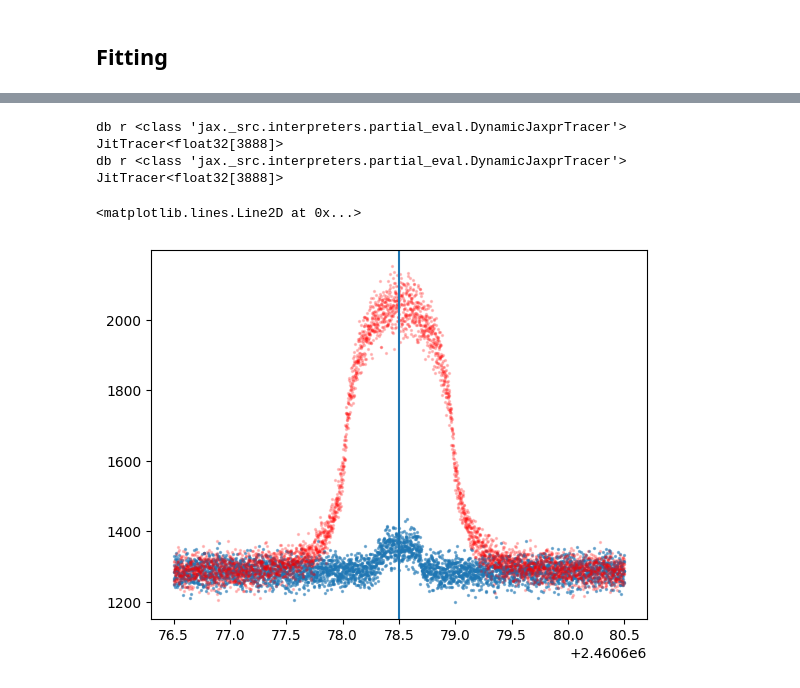
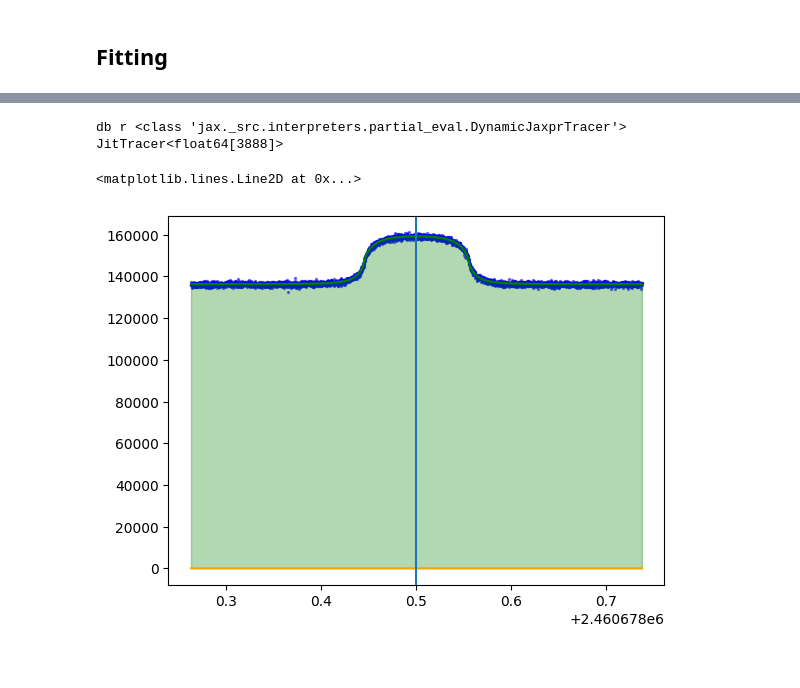
Before and after one commit to COBALT-lensing/py-self-lensing, a Jupyter notebook: demo.ipynb, the cells around one changed output, grey strips where cells are left out. Drawn from its saved outputs; the diff is of its cells as text; code cells hidden in the pictures.

```diff
--- a/demo.ipynb
+++ b/demo.ipynb
@@ -174,5 +199,5 @@ db r <class 'jax._src.interpreters.partial_eval.DynamicJaxprTracer'> JitTracer<f
 # %%
-lcg_fit = LightcurveGenerator(sls_fit, start_time=start_time, end_time=end_time, peak_time=peak_time, lensing_method=LENSING_METHOD, gp=TESSGP, bins=27*24*6)
+lcg_fit = LightcurveGenerator(sls_fit, start_time=start_time, end_time=end_time, peak_time=peak_time, lensing_method=LENSING_METHOD, bins=27*24*6)
 rvg_fit = RVGenerator(sls_fit, start_time=start_time, end_time=end_time, peak_time=peak_time)
 # %%
 lp = sampler.get_log_prob(flat=True)
@@ -193,12 +218,16 @@ sls_fit.a.value, sls_fit.i.value, sls_fit.Macc.value, sls_fit.e.value, sls_fit.p
-# %%
-pyplot.scatter(lcg.times.jd, lcg.flux_array, s=2, alpha=0.5)
-pyplot.scatter(lcg_fit.times.jd, lcg_fit.flux_array, s=2, c='red', alpha=0.2)
-pyplot.axvline(peak_time.jd)
-# %% [output]
-db r <class 'jax._src.interpreters.partial_eval.DynamicJaxprTracer'> JitTracer<float32[3888]>
-db r <class 'jax._src.interpreters.partial_eval.DynamicJaxprTracer'> JitTracer<float32[3888]>
-<matplotlib.lines.Line2D at 0x...>
-[figure, removed]
+# %%
+scale = numpy.mean(lcg.gp.generate())
+pyplot.scatter(lcg.times.jd, lcg.flux_array , s=2, alpha=0.5, c='blue') # Normalised observed light curve
+# pyplot.plot(plain_lcg.times.jd, plain_lcg.flux_array, c='green') # Observed Lensing
+pyplot.plot(lcg.times.jd, mu , c='green')
+pyplot.fill_between(lcg.times.jd, (mu + std), (mu - std)/scale, color="green", alpha=0.3)
+# pyplot.plot(model_lcg.times.jd, 1+(lcg.flux_array - model_lcg.gp.generate())/numpy.mean(model_lcg.gp.generate()), c='red')
+pyplot.plot(lcg_fit.times.jd, lcg_fit.flux_array, c='orange') # Fitted lensing
+pyplot.axvline(peak_time.jd)
+# %% [output]
+db r <class 'jax._src.interpreters.partial_eval.DynamicJaxprTracer'> JitTracer<float64[3888]>
+<matplotlib.lines.Line2D at 0x...>
+[figure, added]
 # %%
 pyplot.scatter(rvg.times.jd, rvg.rv)
 pyplot.plot(rvg_fit.times.jd, rvg_fit.rv, c='red')
```
Also changed, not shown: parts of 21 cells of this notebook, 4 other files.
